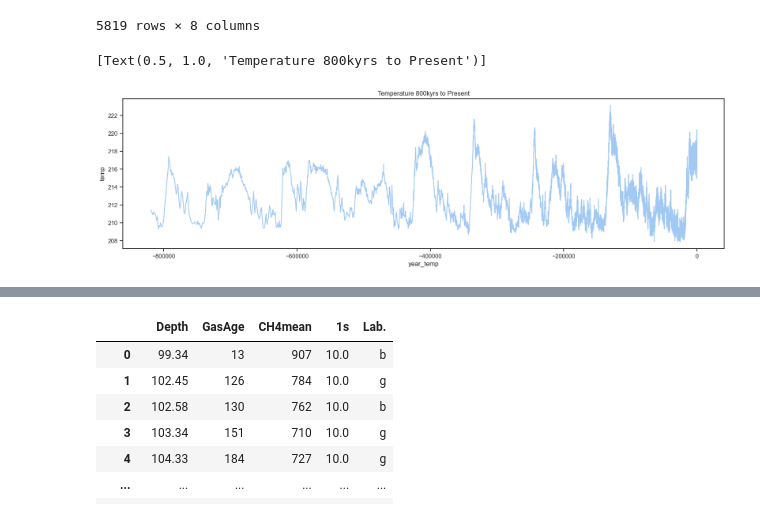
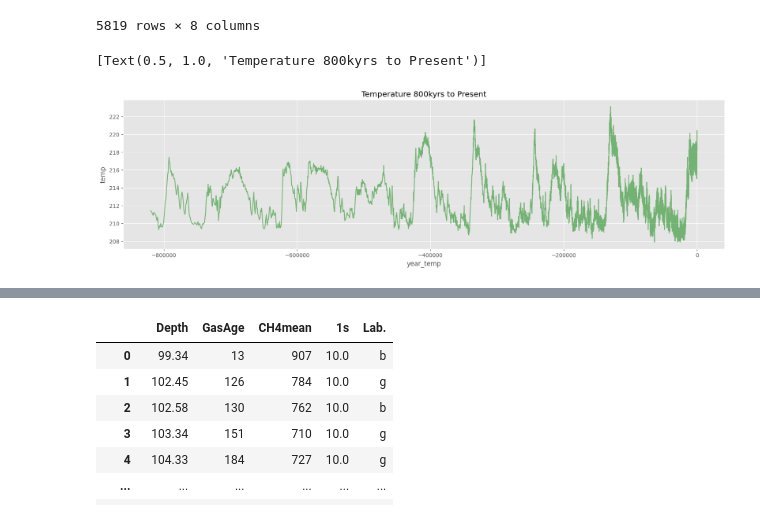
Before and after one commit to emma2d/Prog_for_DA.Project2, a Jupyter notebook: project2.ipynb, the cells around one changed output, grey strips where cells are left out. Drawn from its saved outputs; the diff is of its cells as text; code cells hidden in the pictures.

```diff
--- a/project2.ipynb
+++ b/project2.ipynb
@@ -7,6 +9,10 @@ import matplotlib.pyplot as plt
 import warnings
 import numpy as np
 import scipy.stats as ss
+import sklearn.neighbors as nei
+from sklearn.linear_model import LinearRegression
+
+plt.style.use('ggplot')
 plt.rcParams['figure.figsize'] = [20, 5]
 # %%
 warnings.simplefilter(action='ignore', category=FutureWarning)
@@ -92,10 +137,10 @@ tempdf
 | 5818 | 5819 | 3199.90 | 820093.90000 | 821838.000000 | -430.0 | 211.4 | 1.583000 | -820093.90000 |
 5819 rows × 8 columns
 # %%
-sns.lineplot(data=tempdf, x='year_temp', y='temp').set(title='Temperature 800kyrs to Present')
+sns.lineplot(data=tempdf, x='year_temp', y='temp', color='green', alpha = 0.5).set(title='Temperature 800kyrs to Present')
 # %% [output]
 [Text(0.5, 1.0, 'Temperature 800kyrs to Present')]
-[figure, old version]
+[figure, new version]
 # %%
 year_co2 = co2df[['year_co2','CO2 (ppmv)']]
 year_temp = tempdf[['year_temp','temp']]
```
Also changed, not shown: parts of 51 cells of this notebook.
